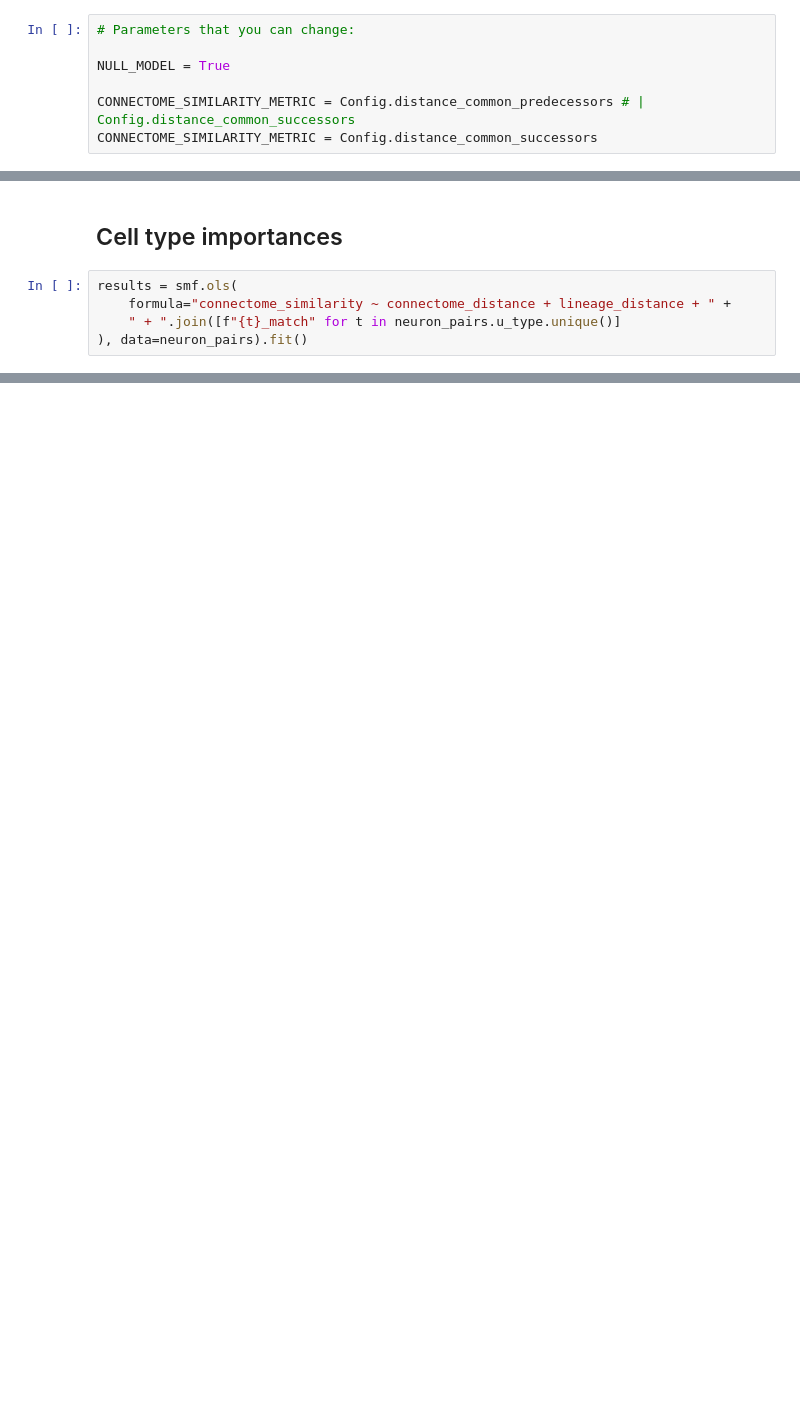
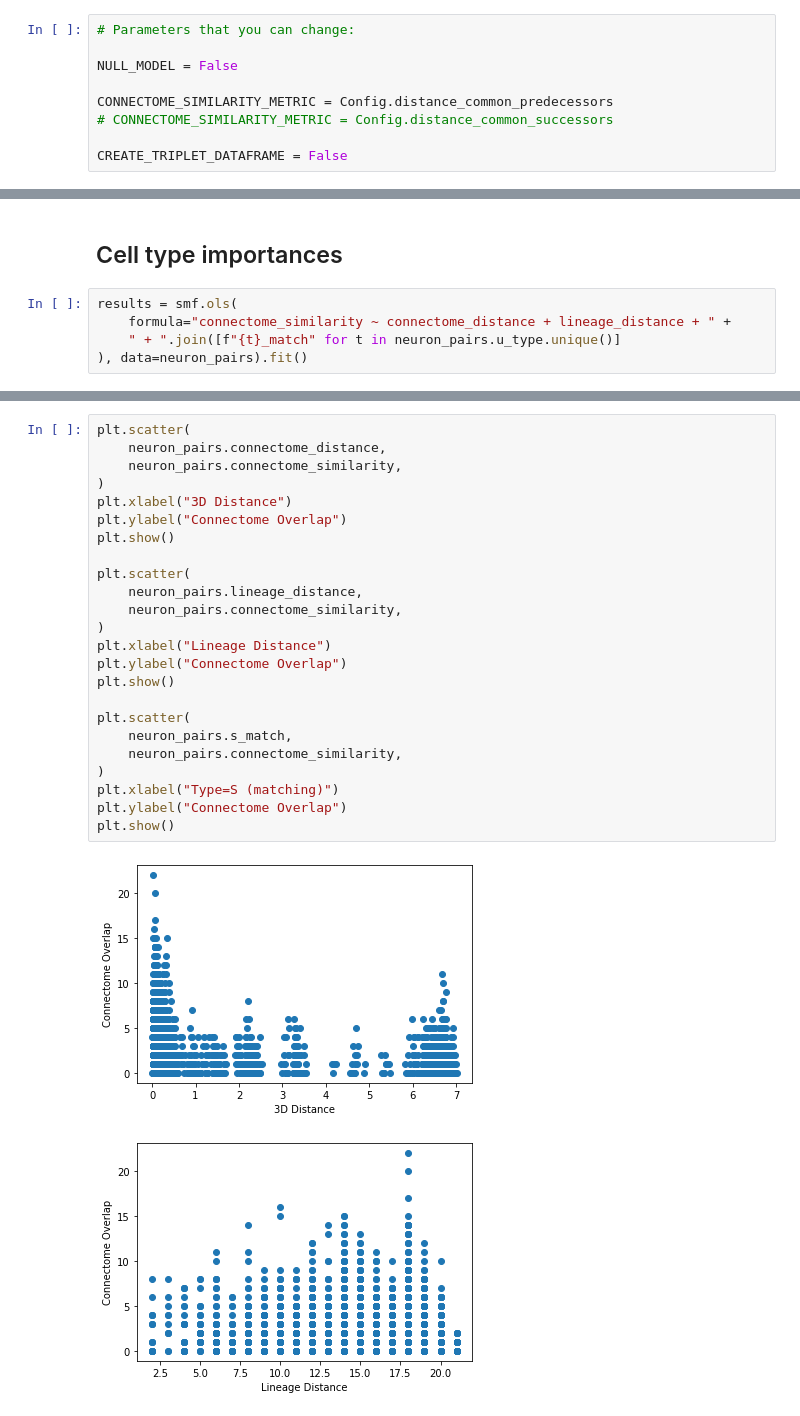
Before and after one commit to KordingLab/LineageConnectomics, a Jupyter notebook: Analysis.ipynb, the cells around one changed output, grey strips where cells are left out. Saved outputs shown, nothing was run; the diff lists cells and outputs as text; blank space fills up the shorter version.

```diff
--- a/Analysis.ipynb
+++ b/Analysis.ipynb
@@ -20,10 +20,12 @@ from dlcutils import Config, fold_connectome, shuffle_connectome_renamed
 # %%
 # Parameters that you can change:
 
-NULL_MODEL = True
+NULL_MODEL = False
 
-CONNECTOME_SIMILARITY_METRIC = Config.distance_common_predecessors # | Config.distance_common_successors
-CONNECTOME_SIMILARITY_METRIC = Config.distance_common_successors
+CONNECTOME_SIMILARITY_METRIC = Config.distance_common_predecessors
+# CONNECTOME_SIMILARITY_METRIC = Config.distance_common_successors
+
+CREATE_TRIPLET_DATAFRAME = False
 # %%
 LINEAGE = Config.get_lineage_graph()
 ORIGINAL_CONNECTOME = Config.get_connectome(debug=False)
@@ -249,0 +275,27 @@ dtype: float64
+# %%
+plt.scatter(
+    neuron_pairs.connectome_distance,
+    neuron_pairs.connectome_similarity,
+)
+plt.xlabel("3D Distance")
+plt.ylabel("Connectome Overlap")
+plt.show()
+
+plt.scatter(
+    neuron_pairs.lineage_distance,
+    neuron_pairs.connectome_similarity,
+)
+plt.xlabel("Lineage Distance")
+plt.ylabel("Connectome Overlap")
+plt.show()
+
+plt.scatter(
+    neuron_pairs.s_match,
+    neuron_pairs.connectome_similarity,
+)
+plt.xlabel("Type=S (matching)")
+plt.ylabel("Connectome Overlap")
+plt.show()
+# %% [output]
+[figure, added]
+[figure, added]
```
Also changed, not shown: parts of 12 cells of this notebook, 1 other file.
